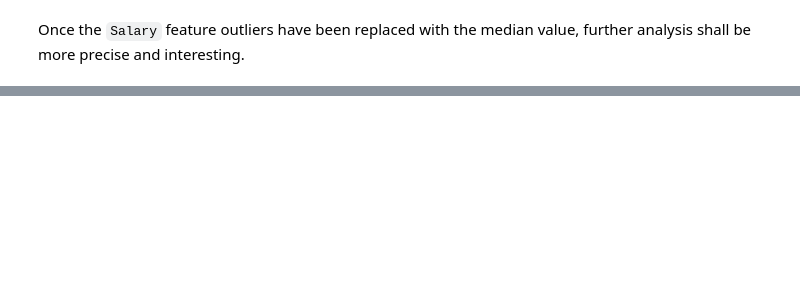
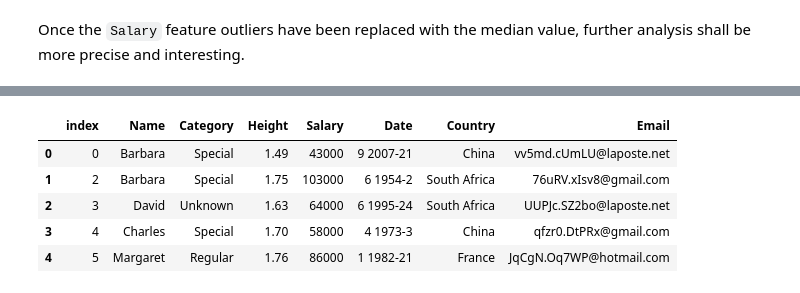
Before and after one commit to QuentinVincenot/data-cleaning, a Jupyter notebook: Data Cleaning.ipynb, the cells around one changed output, grey strips where cells are left out. Drawn from its saved outputs; the diff is of its cells as text; code cells hidden in the pictures; blank space fills up the shorter version.

Commit message:
Implemented wrong dates format fixing method in the cleaning process

```diff
--- a/Data Cleaning.ipynb
+++ b/Data Cleaning.ipynb
@@ -227,0 +234,10 @@ Once the `Salary` feature outliers have been replaced with the median value, fur
+# %%
+# Check the first few lines of the dataset, to have a look on the dates format of my Date feature
+dataframe.head()
+# %% [output]
+|  | index | Name | Category | Height | Salary | Date | Country | Email |
+| 0 | 0 | Barbara | Special | 1.49 | 43000 | 9 2007-21 | China | vv5md.cUmLU@laposte.net |
+| 1 | 2 | Barbara | Special | 1.75 | 103000 | 6 1954-2 | South Africa | 76uRV.xIsv8@gmail.com |
+| 2 | 3 | David | Unknown | 1.63 | 64000 | 6 1995-24 | South Africa | UUPJc.SZ2bo@laposte.net |
+| 3 | 4 | Charles | Special | 1.70 | 58000 | 4 1973-3 | China | qfzr0.DtPRx@gmail.com |
+| 4 | 5 | Margaret | Regular | 1.76 | 86000 | 1 1982-21 | France | JqCgN.Oq7WP@hotmail.com |
```
Also changed, not shown: parts of 16 cells of this notebook, 1 other file.
